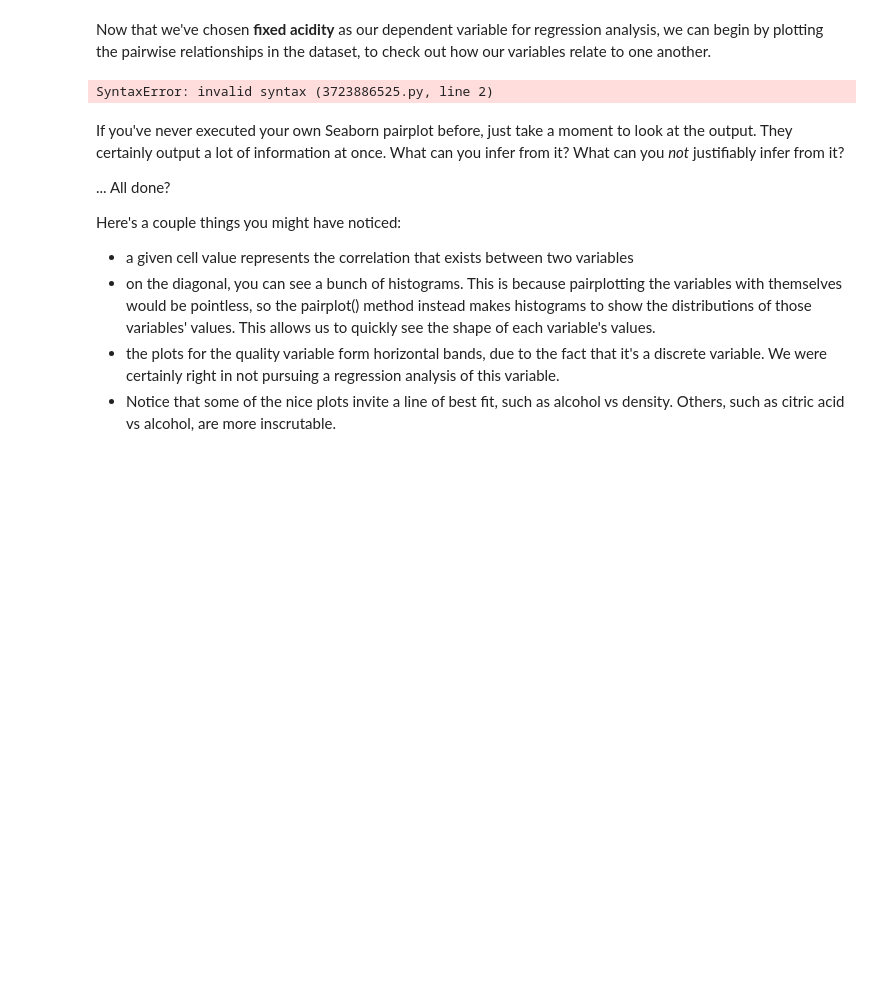
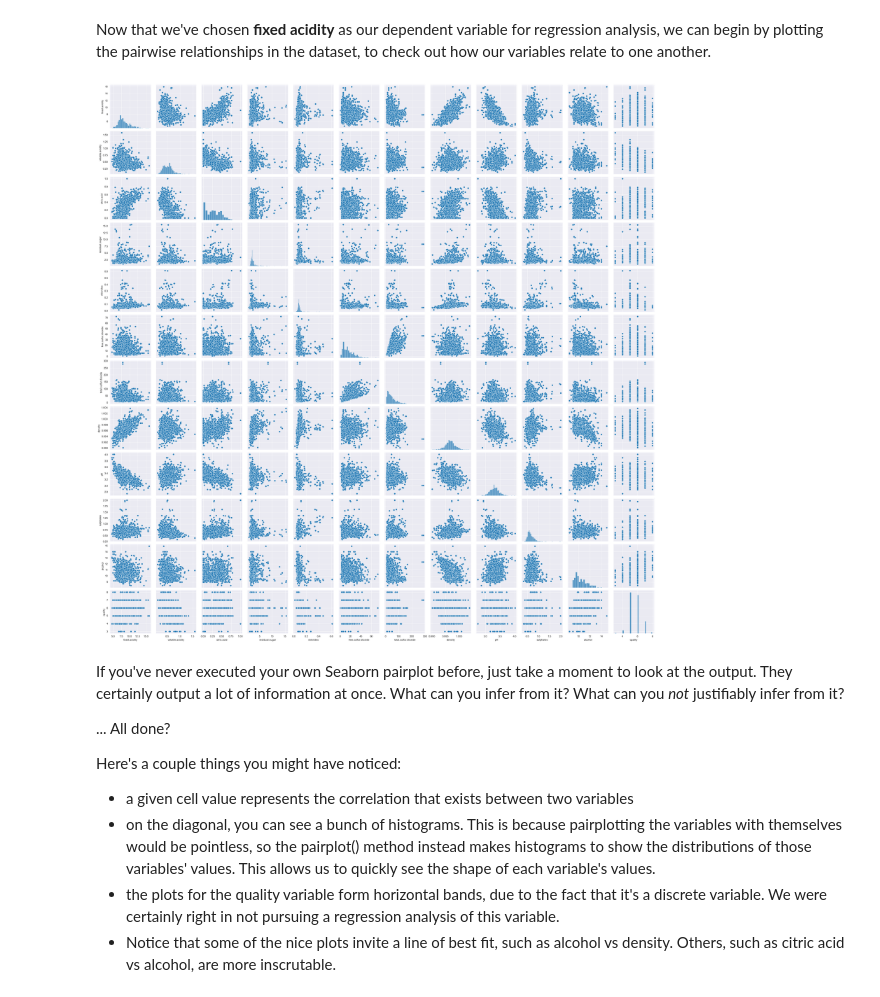
Before and after one commit to rcepedaraza/case-study-red-wines, a Jupyter notebook: notebooks/Regression Case Study - the Red Wine Dataset - Tier 3.ipynb, the cells around one changed output. Saved outputs shown, nothing was run; the diff lists cells and outputs as text; code cells hidden in the pictures; blank space fills up the shorter version.

Commit message:
Clean, transform, and visualize the data

```diff
--- a/notebooks/Regression Case Study - the Red Wine Dataset - Tier 3.ipynb
+++ b/notebooks/Regression Case Study - the Red Wine Dataset - Tier 3.ipynb
@@ -218,9 +210,10 @@ The heading of this stage of the data science pipeline ('Cleaning, Transforming,
 Now that we've chosen **fixed acidity** as our dependent variable for regression analysis, we can begin by plotting the pairwise relationships in the dataset, to check out how our variables relate to one another.
 # %%
 # Make a pairplot of the wine data
-_ _ _
+sns.pairplot(data=wine_df)
+plt.show()
 # %% [output]
-SyntaxError: invalid syntax (3723886525.py, line 2)
+[figure, added]
 # %% [markdown]
 If you've never executed your own Seaborn pairplot before, just take a moment to look at the output. They certainly output a lot of information at once. What can you infer from it? What can you *not* justifiably infer from it?
 
```
Also changed, not shown: parts of 7 cells of this notebook.
